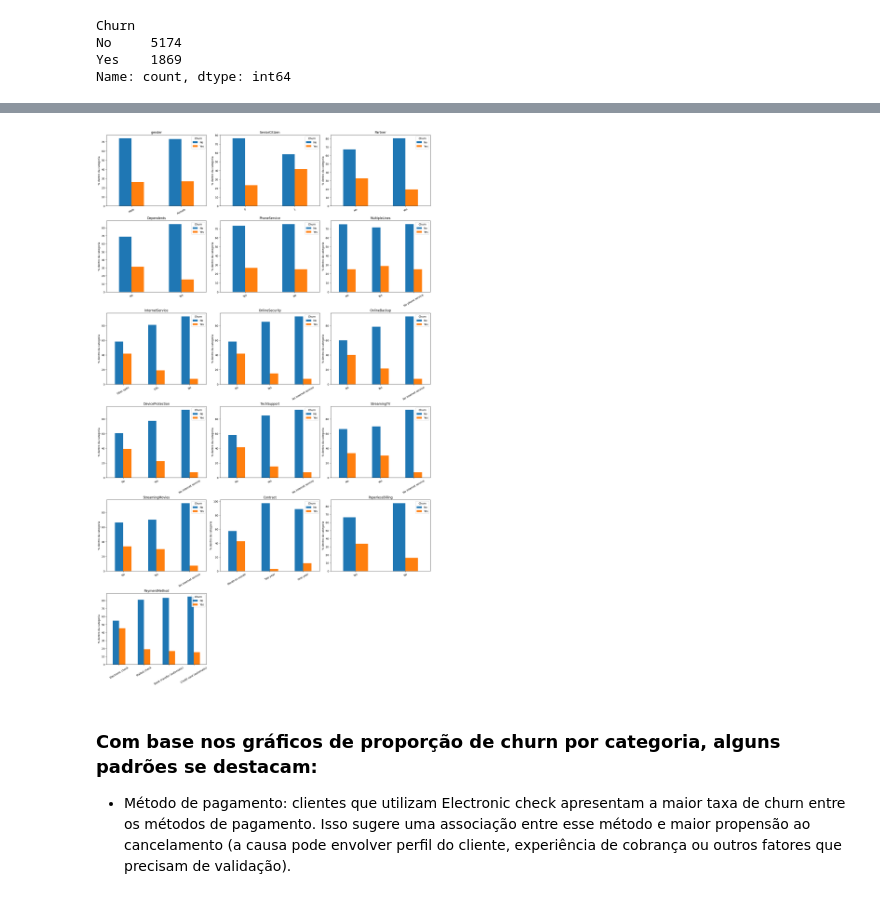
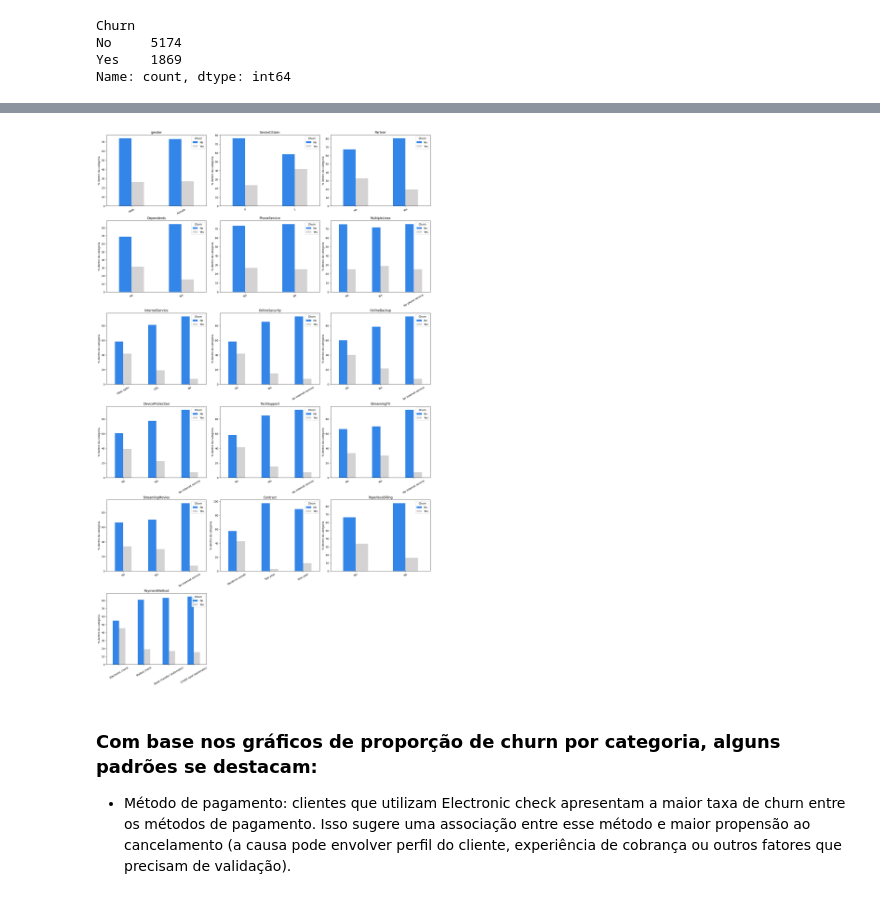
Before and after one commit to Rmonn25/telco-churn, a Jupyter notebook: notebooks/01_eda.ipynb, the cells around one changed output, grey strips where cells are left out. Cells and saved outputs as stored; diff of their text form; code cells hidden in the pictures.

```diff
--- a/notebooks/01_eda.ipynb
+++ b/notebooks/01_eda.ipynb
@@ -48,0 +58,2 @@ O dataset possui 7043 linhas e 21 colunas
+# %%
+df['TotalCharges'] = pd.to_numeric(df['TotalCharges'], errors='coerce')
@@ -48,0 +86,2 @@ O dataset possui 7043 linhas e 21 colunas
+# %%
+df['TotalCharges'] = df['TotalCharges'].fillna(0)
@@ -213,35 +291,35 @@ Name: count, dtype: int64
 
 # Cria uma lista com os nomes das colunas que eu quero plotar e removo colunas que eu não quero usar
 predictors = [c for c in df.columns if c not in ['customerID','Churn','TotalCharges','MonthlyCharges','tenure']]
 
 # A grade de grafícos terá 3 colunas de subplots por linha
 ncols = 3
 
 #Calcula quantas linhas de subplots serão necessárias
 nrows = math.ceil(len(predictors) / ncols)
 
 
 fig, axes = plt.subplots(nrows, ncols, figsize=(18, 5*nrows), constrained_layout=True)
 axes = axes.flatten()
 
 # Loop para caminahr ao mesmo tempo pelos eicos e pelas colunas
 for ax, col in zip(axes, predictors):
     tab = (pd.crosstab(df[col], df['Churn'], normalize='index') * 100)
 
     order = df[col].value_counts(dropna=False).index
     tab = tab.reindex(order)
 
-    tab.plot(kind='bar', ax=ax)  # barras agrupadas
+    tab.plot(kind='bar', ax=ax, color=['#3385e8', '#d4d2d2'])  # barras agrupadas
     ax.set_title(col)
     ax.set_xlabel("")
     ax.set_ylabel("% dentro da categoria")
     ax.tick_params(axis='x', rotation=30)
     ax.legend(title="Churn", loc="upper right")
 
 for ax in axes[len(predictors):]:
     ax.remove()
 # %% [output]
-[figure, old version]
+[figure, new version]
 # %% [markdown]
 ### Com base nos gráficos de proporção de churn por categoria, alguns padrões se destacam:
 
```
Also changed, not shown: parts of 17 cells of this notebook, 1 other file.
